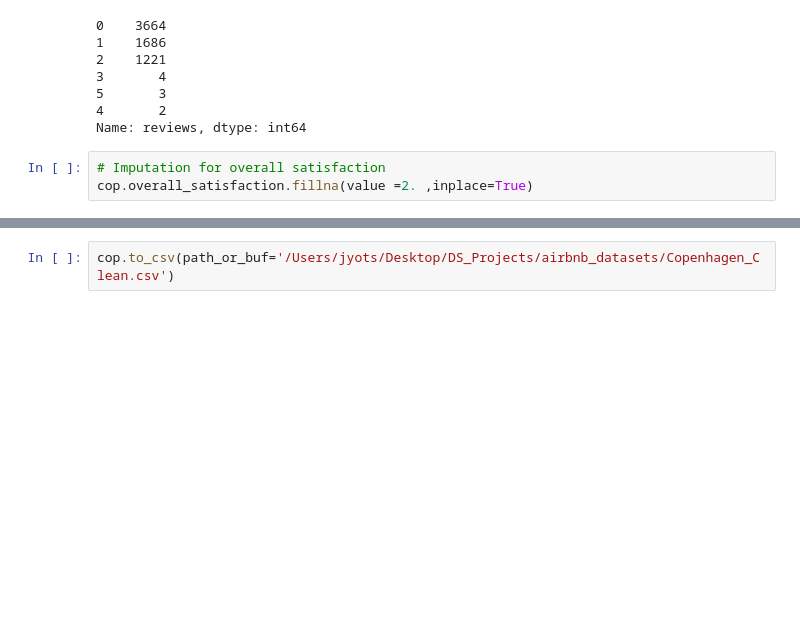
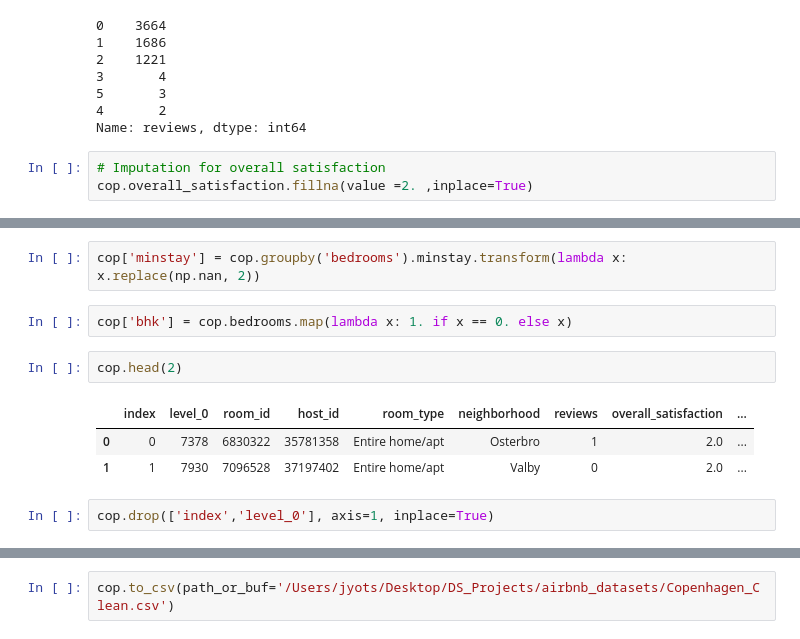
Before and after one commit to Jyojha/DS_Projects, a Jupyter notebook: Copenhagen_EDA.ipynb, the cells around one changed output, grey strips where cells are left out. Cells and saved outputs as stored; diff of their text form; blank space fills up the shorter version.

```diff
--- a/Copenhagen_EDA.ipynb
+++ b/Copenhagen_EDA.ipynb
@@ -145,0 +153,12 @@ cop.overall_satisfaction.fillna(value =2. ,inplace=True)
+# %%
+cop['minstay'] = cop.groupby('bedrooms').minstay.transform(lambda x: x.replace(np.nan, 2))
+# %%
+cop['bhk'] = cop.bedrooms.map(lambda x: 1. if x == 0. else x)
+# %%
+cop.head(2)
+# %% [output]
+|  | index | level_0 | room_id | host_id | room_type | neighborhood | reviews | overall_satisfaction | ... |
+| 0 | 0 | 7378 | 6830322 | 35781358 | Entire home/apt | Osterbro | 1 | 2.0 | ... |
+| 1 | 1 | 7930 | 7096528 | 37197402 | Entire home/apt | Valby | 0 | 2.0 | ... |
+# %%
+cop.drop(['index','level_0'], axis=1, inplace=True)
```
Also changed, not shown: parts of 5 cells of this notebook.
